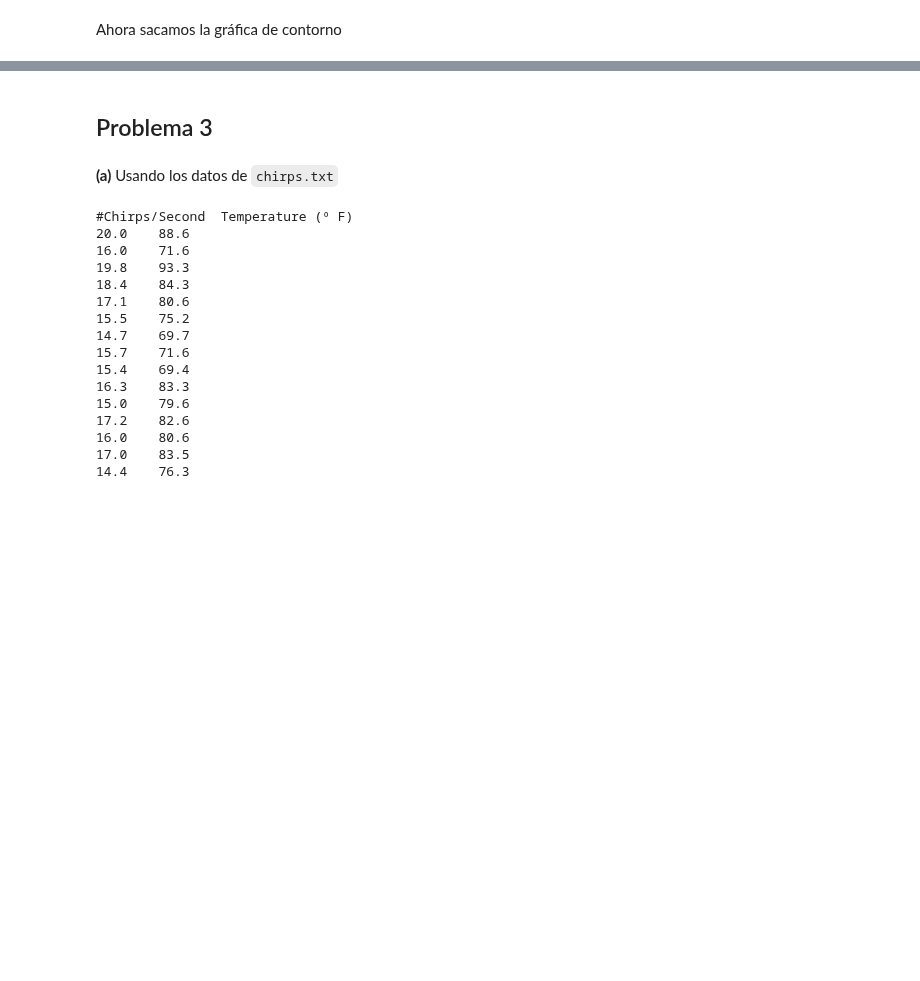
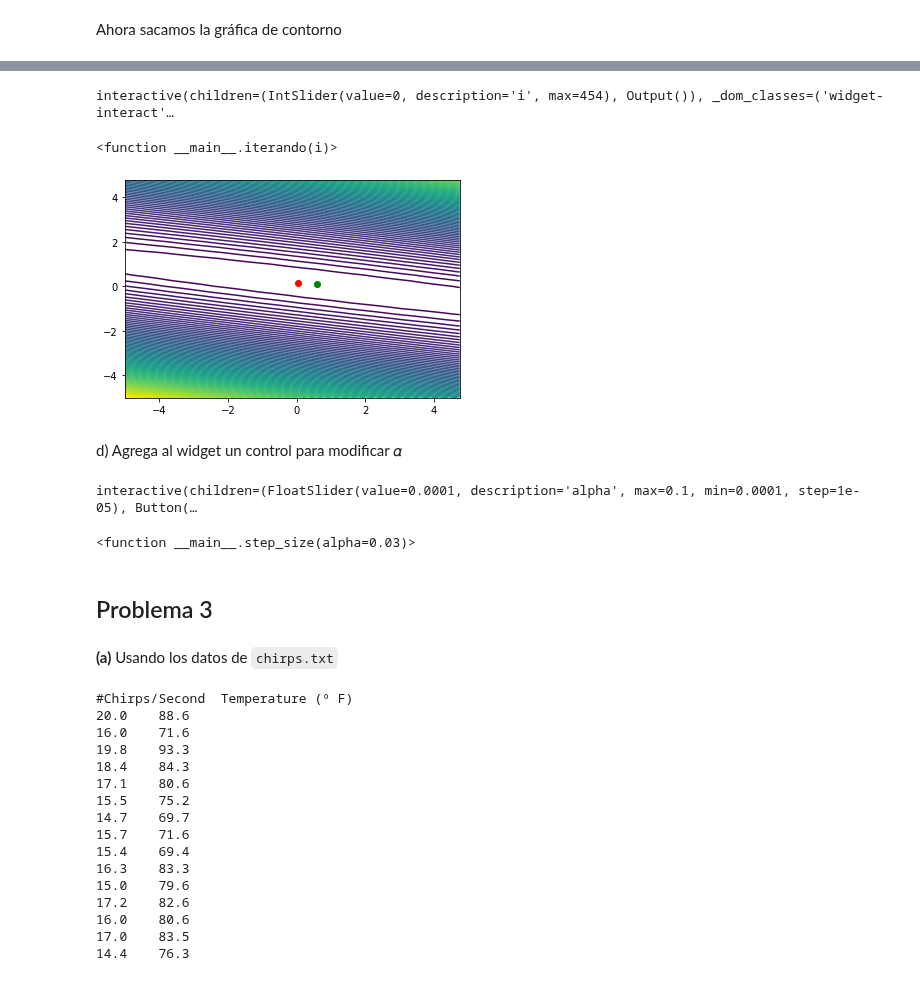
Before and after one commit to Skalas/Matematicas-Computacionales-fall2021, a Jupyter notebook: alumnos/feryarelle/tareas/tareafer1.ipynb, the cells around one changed output, grey strips where cells are left out. Saved outputs shown, nothing was run; the diff lists cells and outputs as text; code cells hidden in the pictures; blank space fills up the shorter version.

```diff
--- a/alumnos/feryarelle/tareas/tareafer1.ipynb
+++ b/alumnos/feryarelle/tareas/tareafer1.ipynb
@@ -240,0 +238,14 @@ Hola profe una discupla ya se me secó el cerebro :( sad lo lamento llevo todo e
+# %%
+def iterando(i):
+    plt.contour(BET0, BET1, Z, 100)
+    plt.plot(r.beta[0],r.beta[1], "go")
+    plt.plot(r.historia["beta"][i][0], r.historia["beta"][i][1],"ro")
+    plt.show
+# %%
+interact(iterando, i=IntSlider(min=0, max=454, step=1, value=0))
+# %% [output]
+interactive(children=(IntSlider(value=0, description='i', max=454), Output()), _dom_classes=('widget-interact'…
+<function __main__.iterando(i)>
+[figure, added]
+# %% [markdown]
+d) Agrega al widget un control para modificar  𝛼
@@ -241,3 +257,12 @@ Hola profe una discupla ya se me secó el cerebro :( sad lo lamento llevo todo e
+# %%
+interact_manual(step_size,
+               alpha=FloatSlider(value=0.0001,
+                                min=0.0001,
+                                max=0.1,
+                                step=0.00001))
+# %% [output]
+interactive(children=(FloatSlider(value=0.0001, description='alpha', max=0.1, min=0.0001, step=1e-05), Button(…
+<function __main__.step_size(alpha=0.03)>
 # %% [markdown]
 ## Problema 3
 # %% [markdown]
```
Also changed, not shown: parts of 16 cells of this notebook, 15 other files.
